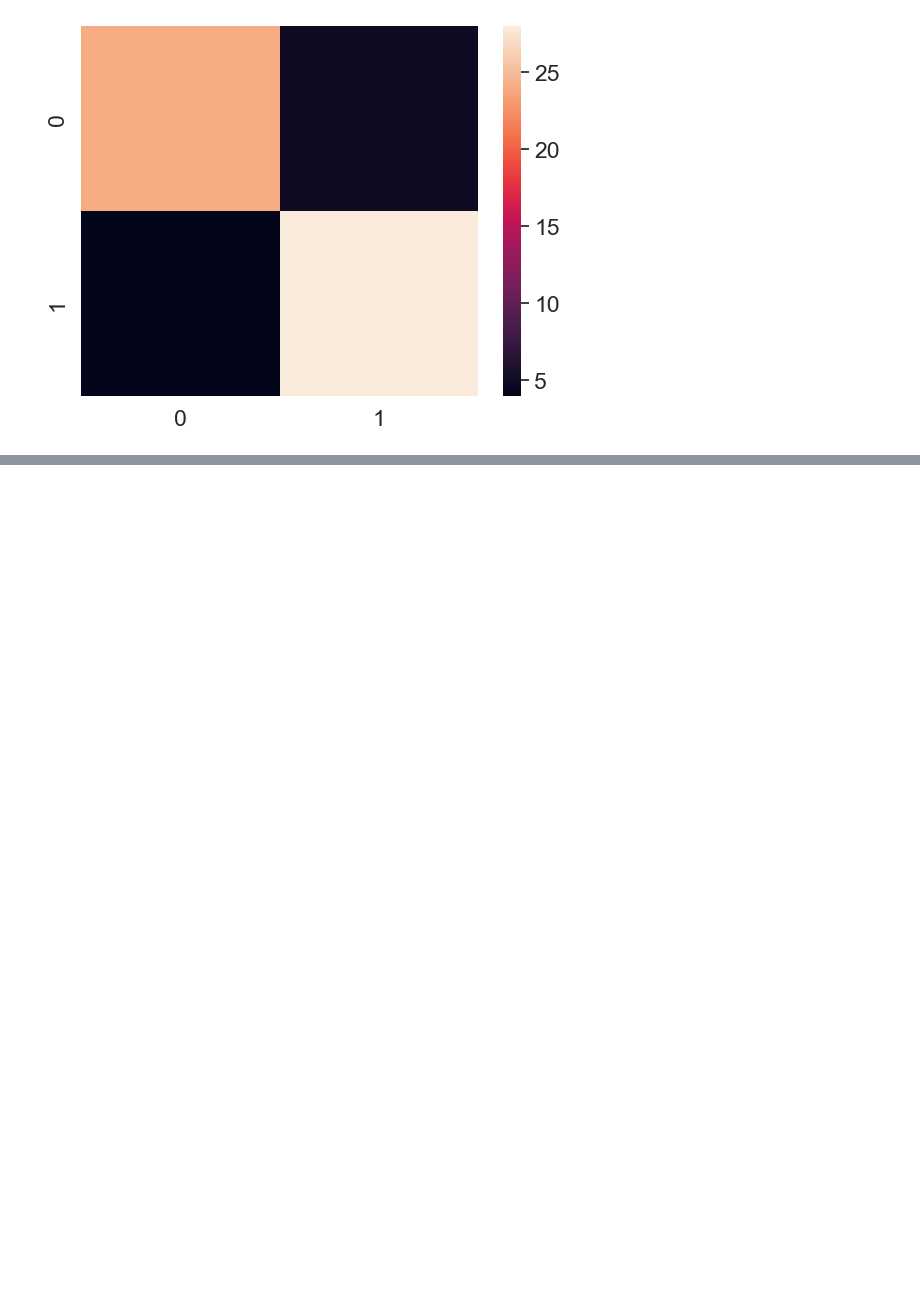
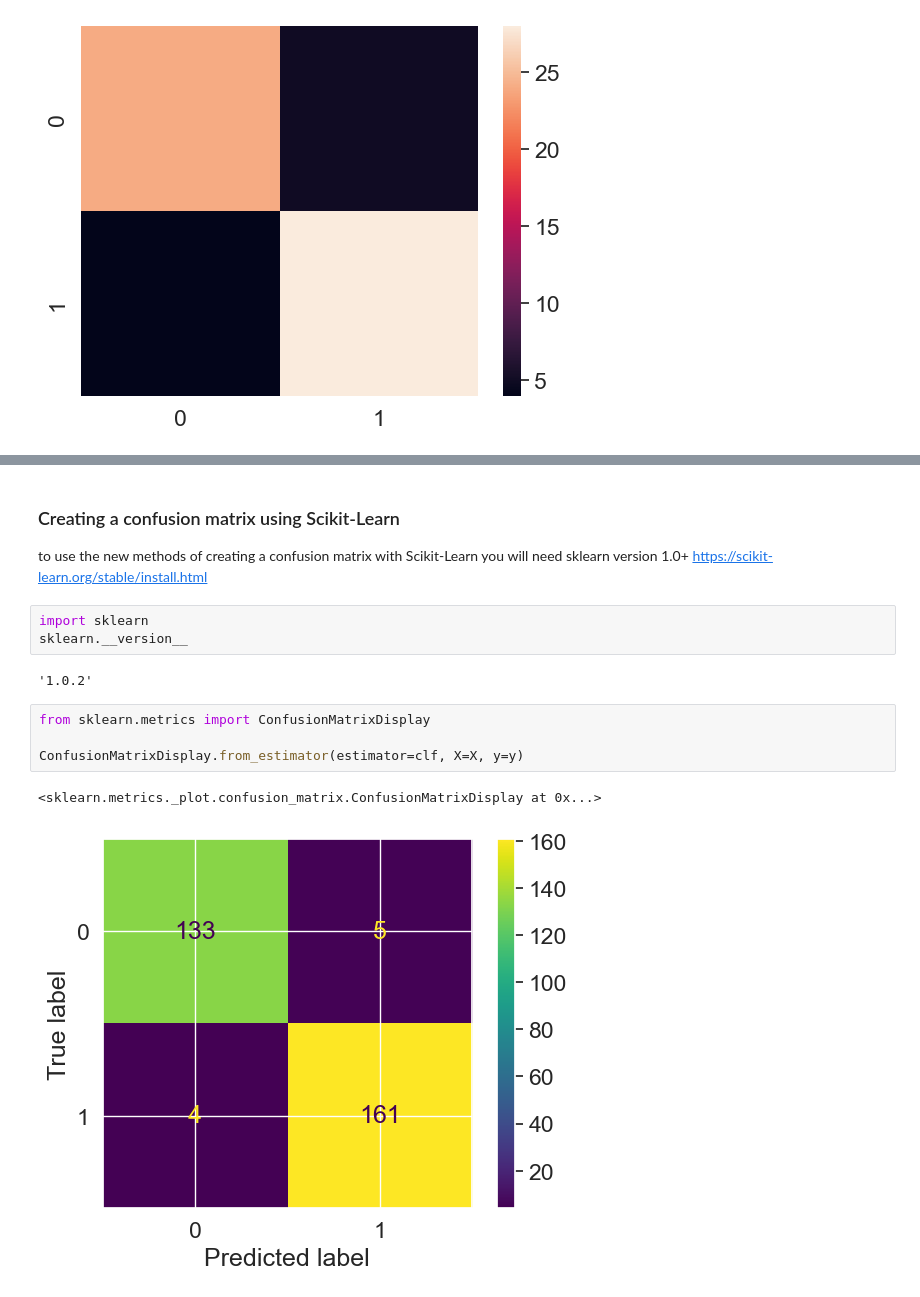
Before and after one commit to redrum88/Machine_Learning_and_Data_Science, a Jupyter notebook: Completed/instroduction_to_sklearn.ipynb, the cells around one changed output, grey strips where cells are left out. Drawn from its saved outputs; the diff is of its cells as text; blank space fills up the shorter version.

Commit message:
Introduction to SciKit-Learn
*Finished

```diff
--- a/Completed/instroduction_to_sklearn.ipynb
+++ b/Completed/instroduction_to_sklearn.ipynb
@@ -1387,0 +1408,16 @@ In essence, this gives you idea of where the model is getting confused.
+# %% [markdown]
+### Creating a confusion matrix using Scikit-Learn
+
+to use the new methods of creating a confusion matrix with Scikit-Learn you will need sklearn version 1.0+ https://scikit-learn.org/stable/install.html
+# %%
+import sklearn
+sklearn.__version__
+# %% [output]
+'1.0.2'
+# %%
+from sklearn.metrics import ConfusionMatrixDisplay
+
+ConfusionMatrixDisplay.from_estimator(estimator=clf, X=X, y=y)
+# %% [output]
+<sklearn.metrics._plot.confusion_matrix.ConfusionMatrixDisplay at 0x...>
+[figure, added]
```
Also changed, not shown: parts of 117 cells of this notebook.
